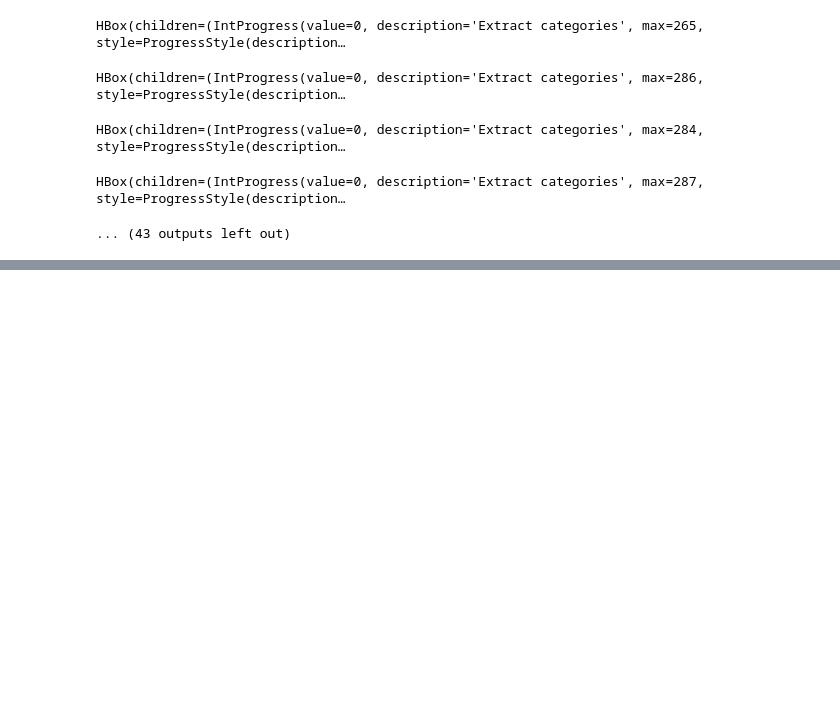
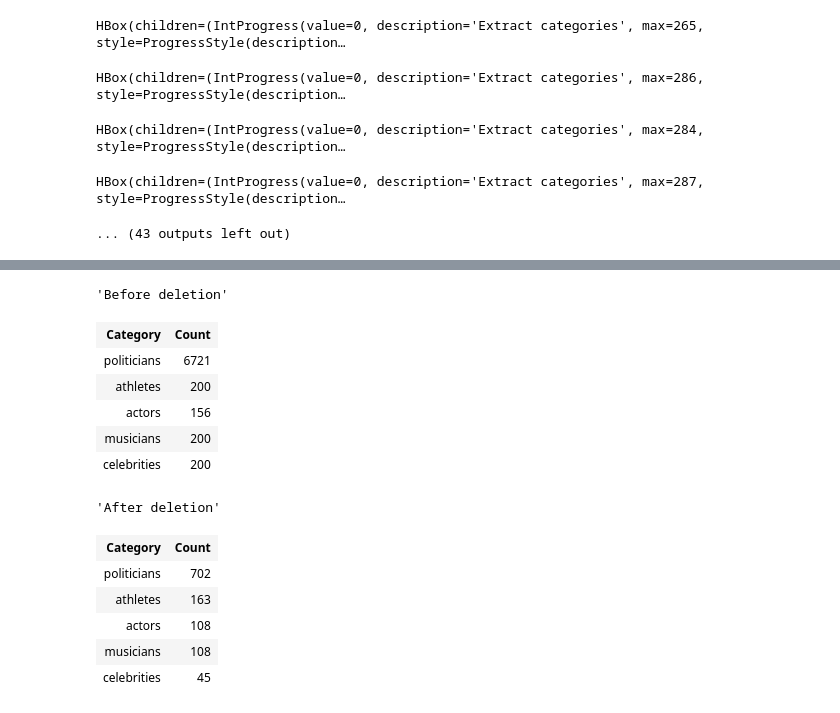
Before and after one commit to pwr-projects/twitter-patterns, a Jupyter notebook: Dataset.ipynb, the cells around one changed output, grey strips where cells are left out. Drawn from its saved outputs; the diff is of its cells as text; code cells hidden in the pictures; blank space fills up the shorter version.

```diff
--- a/Dataset.ipynb
+++ b/Dataset.ipynb
@@ -125,0 +143,31 @@ HBox(children=(IntProgress(value=0, description='Downloding page of news/busines
+# %%
+groups = {}
+groups = {k: v for k, v in summary.items() if k in considered_groups}
+display(HTML(summary_html(groups, 'Before deletion')))
+
+# merger
+groups['politicians'].extend(list(pd.read_csv('dataset/politicians.csv', header=0).screen_name))
+
+# filtering duplicates and exporting to files
+filtered_groups = {}
+for group, users in groups.items():
+    filtered_groups[group] = set(users) - set(chain(*[v for k, v in groups.items() if k is not group]))
+    with open(f'dataset/nicknames/{group}.txt', mode='w') as f:
+        f.write('\n'.join(filtered_groups[group]))
+
+display(HTML(summary_html(filtered_groups, 'After deletion')))
+# %% [output]
+'Before deletion'
+| Category | Count |
+| politicians | 6721 |
+| athletes | 200 |
+| actors | 156 |
+| musicians | 200 |
+| celebrities | 200 |
+'After deletion'
+| Category | Count |
+| politicians | 702 |
+| athletes | 163 |
+| actors | 108 |
+| musicians | 108 |
+| celebrities | 45 |
```
Also changed, not shown: parts of 7 cells of this notebook, 5 other files.
